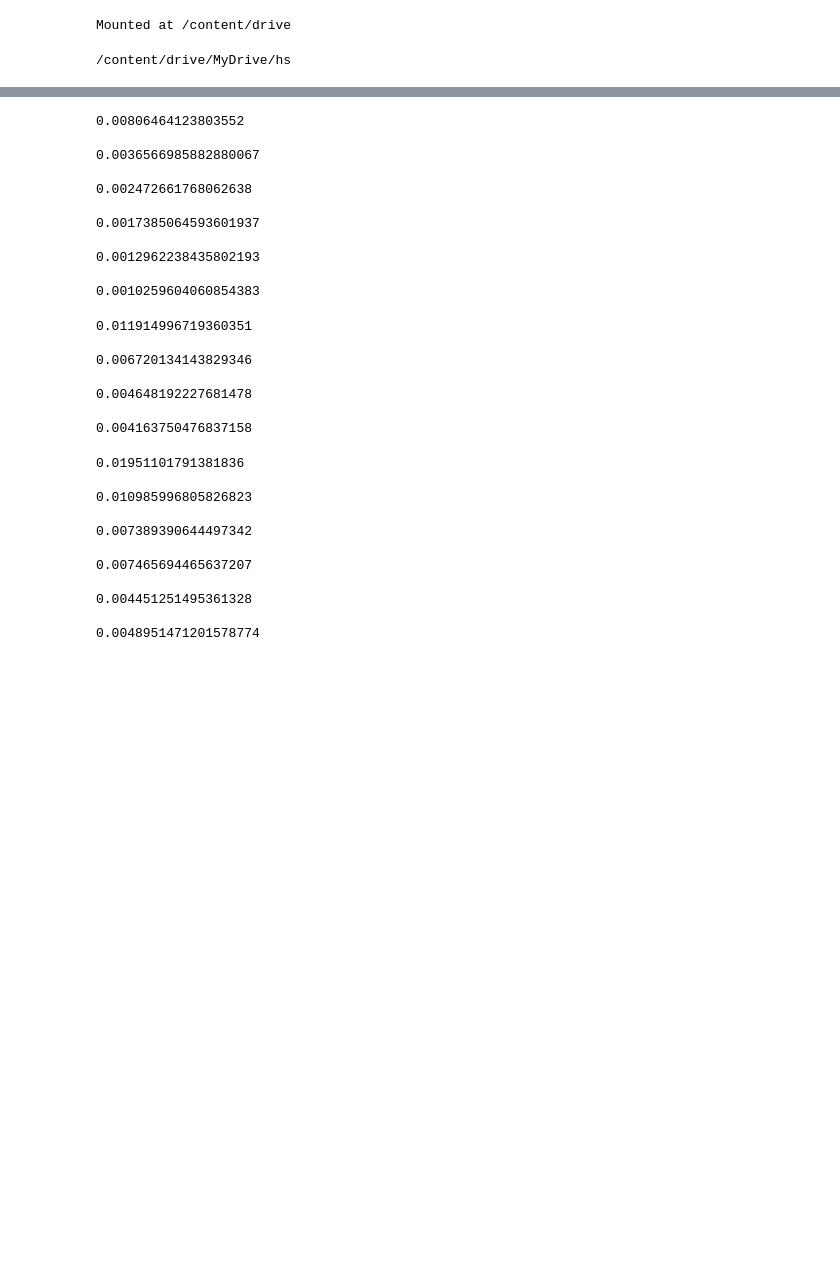
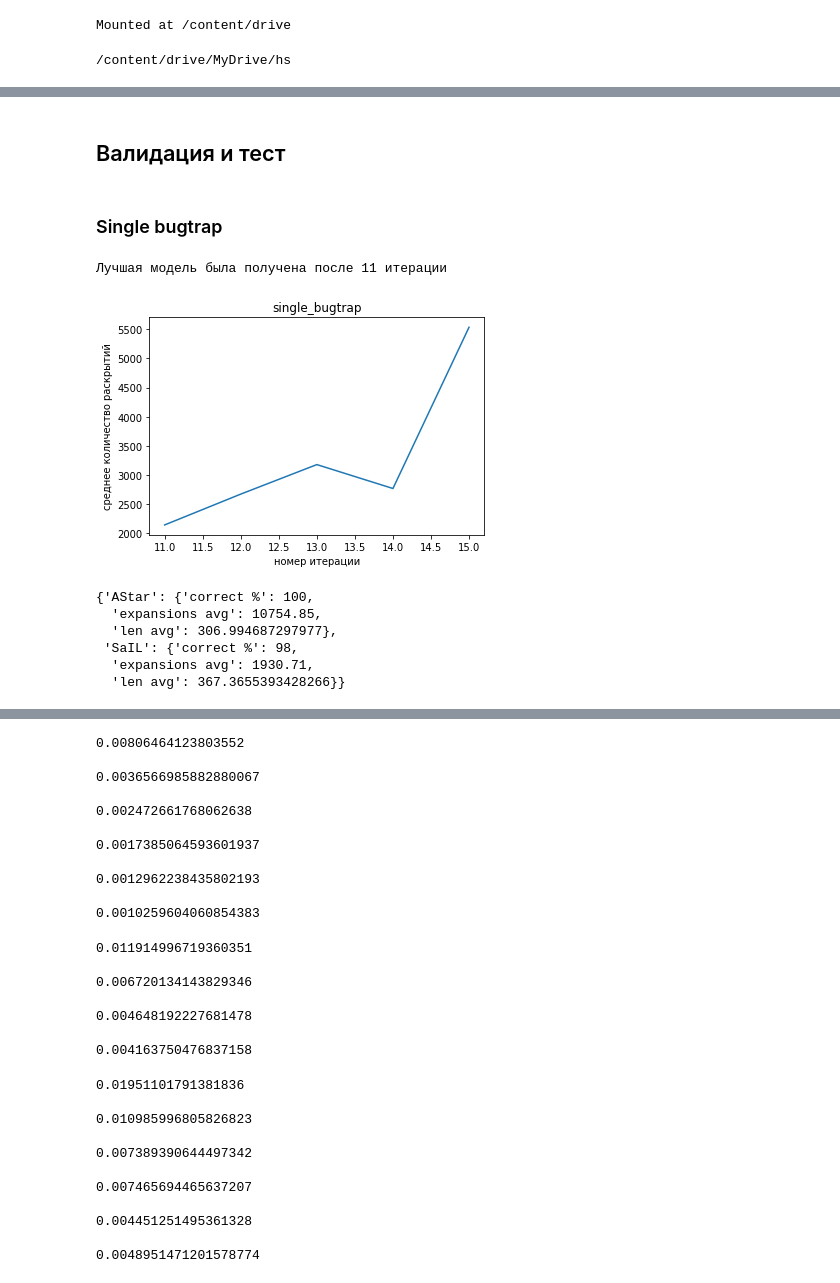
Before and after one commit to Reedgern/HS_Project, a Jupyter notebook: Train.ipynb, the cells around one changed output, grey strips where cells are left out. Drawn from its saved outputs; the diff is of its cells as text; code cells hidden in the pictures; blank space fills up the shorter version.

```diff
--- a/Train.ipynb
+++ b/Train.ipynb
@@ -135,11 +150,7 @@ def Draw(gridMap : Map, start : Node = None, goal : Node = None, path : list = N
     if (goal is not None) and (gridMap.Traversable(goal.i, goal.j)):
         draw.rectangle((goal.j * k, goal.i * k, (goal.j + 1) * k - 1, (goal.i + 1) * k - 1), fill=(231, 76, 60), width=0)
 
-
-    fig, ax = plt.subplots(dpi=230)
-    ax.axes.xaxis.set_visible(False)
-    ax.axes.yaxis.set_visible(False)
-    plt.imshow(np.asarray(im))
+    return np.asarray(im)
 # %%
 def MakePath(goal):
     length = goal.g
@@ -197,6 +208,9 @@ class Closed ():
     def __len__(self):
         return len(self.elements)
 
+    def values(self):
+        return self.elements.values()
+
     def AddNode(self, item, *args):
         self.elements[str(item.state)] = item
 
@@ -619,0 +694,23 @@ class Trainer:
+# %% [markdown]
+## Валидация и тест
+# %%
+sail = Trainer()
+# %% [markdown]
+### Single bugtrap
+# %%
+best_on_val = sail.validation(map_type='single_bugtrap', k_start=10, t_max=20000)
+print(f'Лучшая модель была получена после {best_on_val} итерации')
+# %% [output]
+Лучшая модель была получена после 11 итерации
+[figure, added]
+# %%
+sail.test(map_type='single_bugtrap',
+          model_path='/content/drive/MyDrive/hs/models/single_bugtrap' + str(best_on_val) + '.pt',
+          t_max=20000)
+# %% [output]
+{'AStar': {'correct %': 100,
+  'expansions avg': 10754.85,
+  'len avg': 306.994687297977},
+ 'SaIL': {'correct %': 98,
+  'expansions avg': 1930.71,
+  'len avg': 367.3655393428266}}
```
Also changed, not shown: parts of 35 cells of this notebook, 5 other files.
